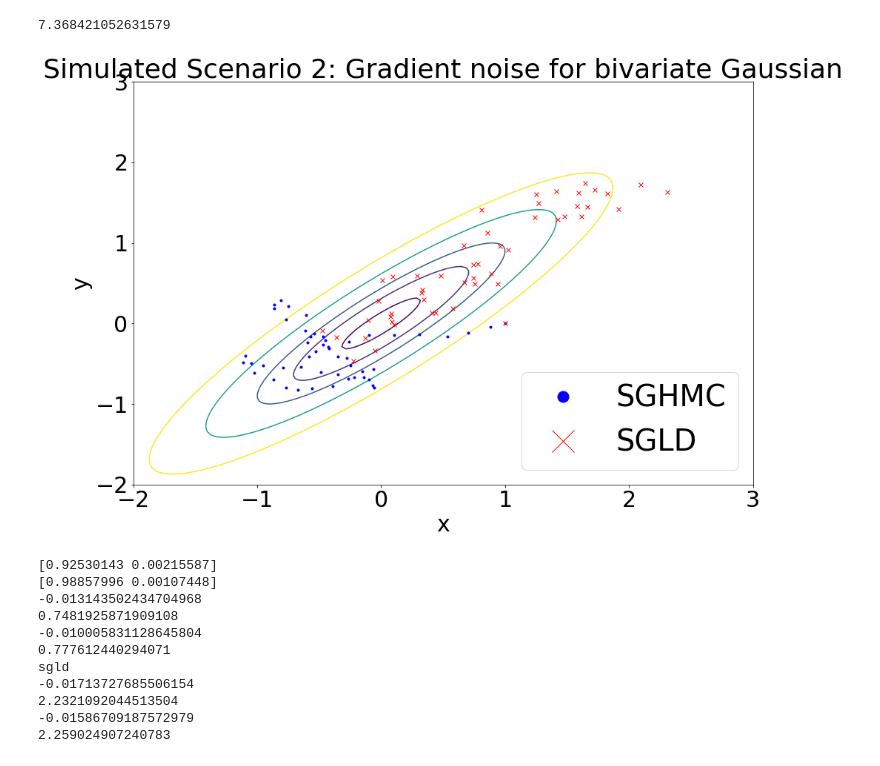
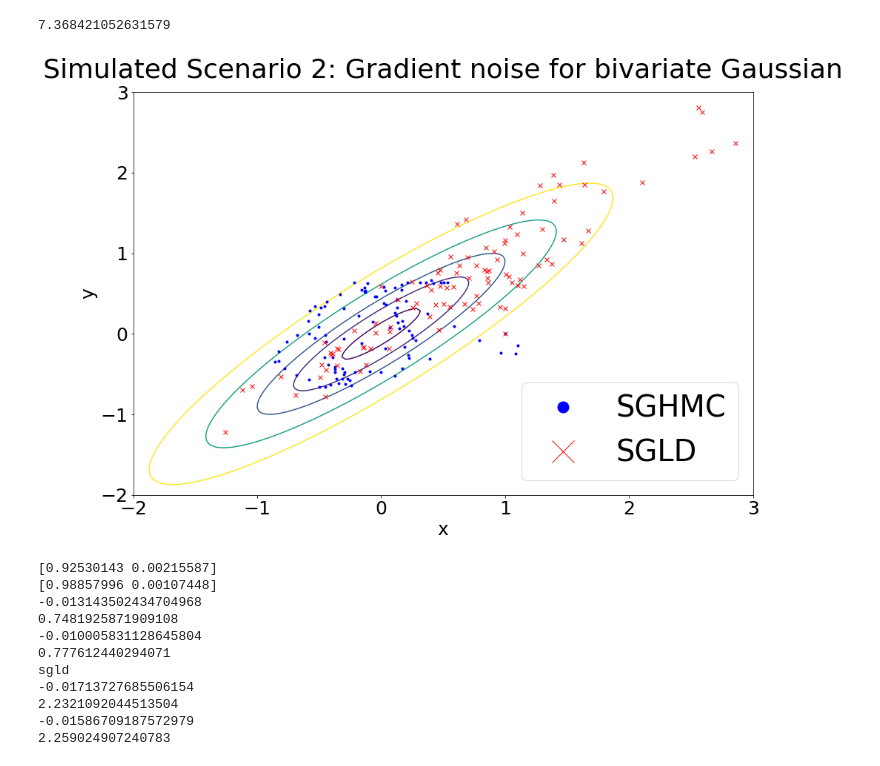
Before and after one commit to mohammeddonia/RSCAM-GradNoise, a Jupyter notebook: Simulated Scenarios- SGHMC Paper Experiment 1.ipynb, the cells around one changed output. Cells and saved outputs as stored; diff of their text form; code cells hidden in the pictures.

```diff
--- a/Simulated Scenarios- SGHMC Paper Experiment 1.ipynb
+++ b/Simulated Scenarios- SGHMC Paper Experiment 1.ipynb
@@ -314,24 +314,26 @@ U(1,2,sigma)
 # %%
 X,Y = np.meshgrid( np.linspace(-3,3,200) , np.linspace(-3,3,200) )
 rho = U(X,Y,sigma)
-#plt.pcolor(X,Y,rho,vmin=0,vmax=15)
 plt.figure(figsize=(15,10))
 plt.contour(X,Y,rho,levels=[0,.1,.5,1,2,3.5])
 
+plt.rcParams.update({'font.size': 30})
+plt.rcParams['axes.titlepad'] = 20
 
-plt.plot(q_traj[0:50,0], q_traj[0:50,1],'b.', markersize=6, label='SGHMC')
-plt.plot(q_traj_ld[0:50,0], q_traj_ld[0:50,1], 'rx', markersize=6, label='SGLD')
+
+plt.plot(q_traj[0:100,0], q_traj[0:100,1],'b.', markersize=6, label='SGHMC')
+plt.plot(q_traj_ld[0:100,0], q_traj_ld[0:100,1], 'rx', markersize=6, label='SGLD')
 #plt.plot(q_traj_metrop[:,0],q_traj_metrop[:,1],'b.', markersize = 1)
 plt.xlabel('x')
 plt.ylabel('y')
 plt.title('Simulated Scenario 2: Gradient noise for bivariate Gaussian')
 axes = plt.gca()
 axes.set_xlim([-2,3])
 axes.set_ylim([-2,3])
 plt.legend(markerscale=5, prop={'size': 40}, loc='lower right')
 plt.show()
 # %% [output]
-[figure, old version]
+[figure, new version]
 # %%
 p = np.polyfit(q_traj[:,0], q_traj[:,1], 1)
 print(p)
```
Also changed, not shown: parts of 1 cell of this notebook, 4 other files.
